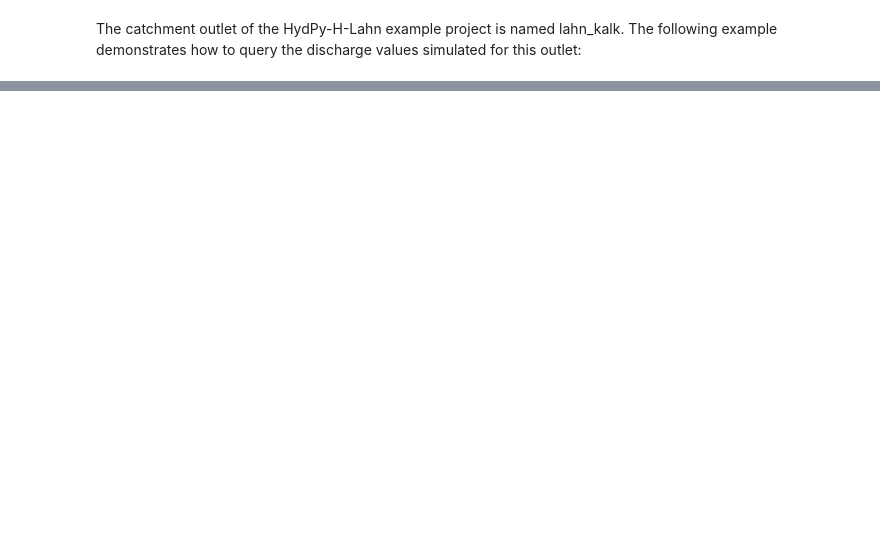
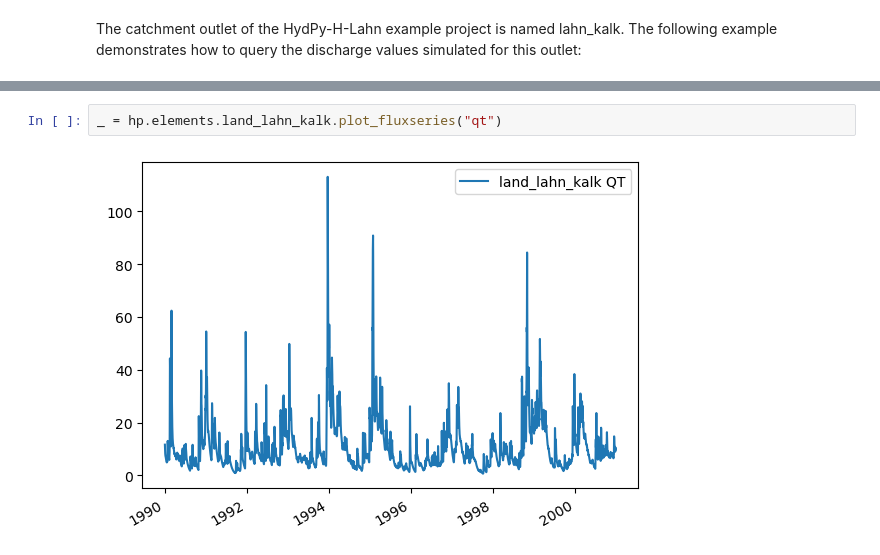
Before and after one commit to parvumflumen/eurofriend2024, a Jupyter notebook: tutorial/tutorial3.ipynb, the cells around one changed output, grey strips where cells are left out. Saved outputs shown, nothing was run; the diff lists cells and outputs as text; blank space fills up the shorter version.

```diff
--- a/tutorial/tutorial3.ipynb
+++ b/tutorial/tutorial3.ipynb
@@ -94,0 +183,4 @@ Timegrids("1996-01-01 00:00:00",
+# %%
+_ = hp.elements.land_lahn_kalk.plot_fluxseries("qt")
+# %% [output]
+[figure, added]
```
Also changed, not shown: parts of 32 cells of this notebook, 59 other files.
